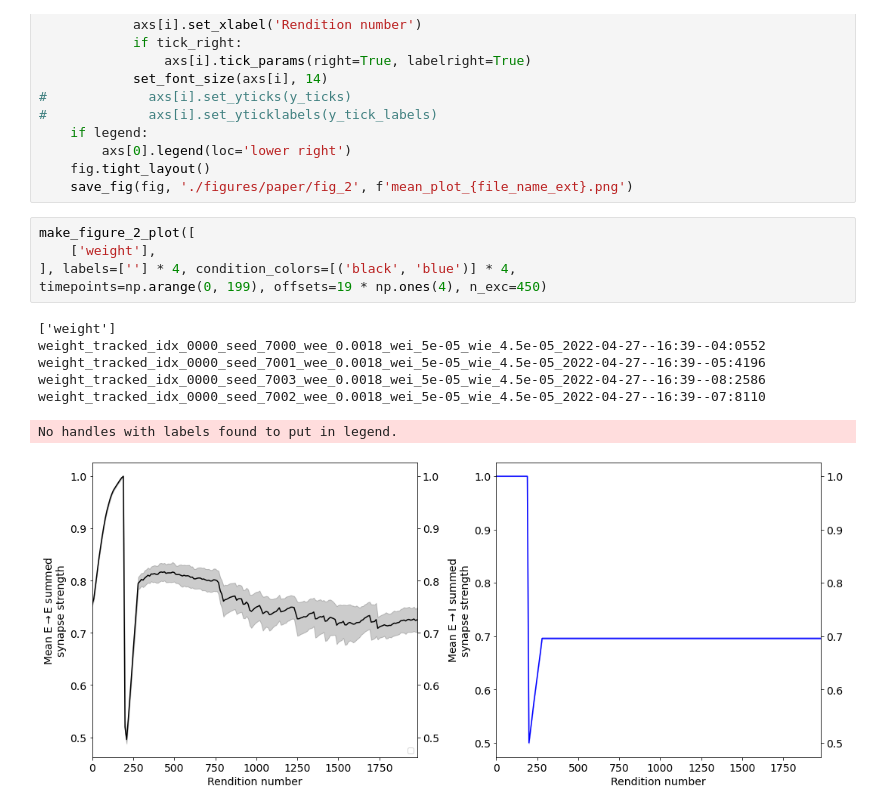
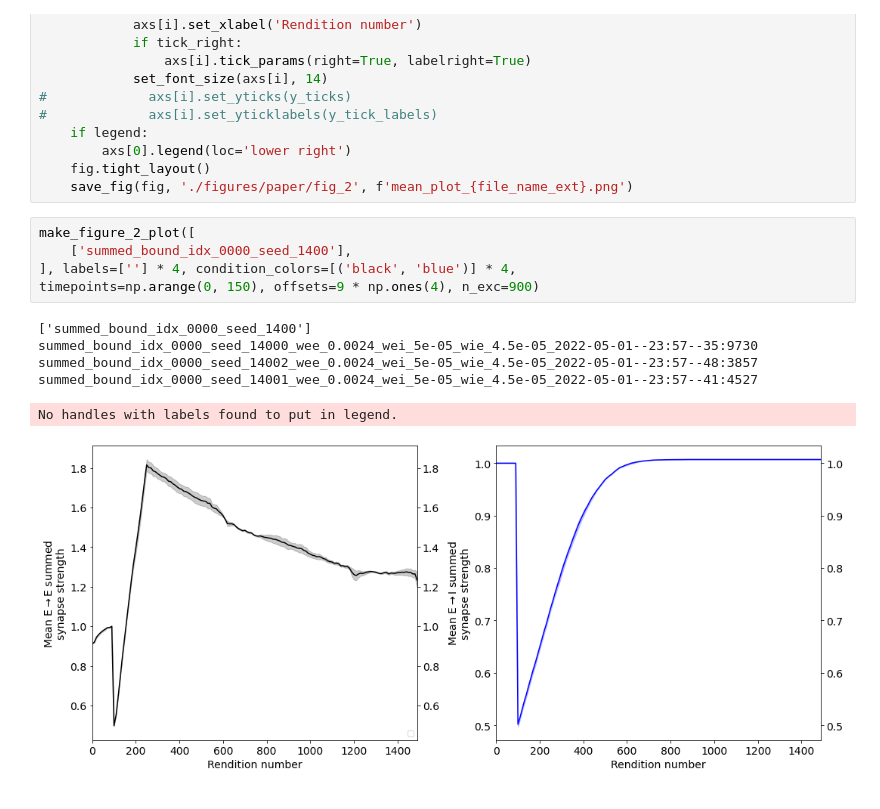
Before and after one commit to davidgbe/synfire_chain_growth, a Jupyter notebook: resilience_project_22_04_13/neurogenesis_+_heterosynaptic_comp_22_04_13/firing_rate_bound_neurogenesis_22_04_20/nb.ipynb, the cells around one changed output. Cells and saved outputs as stored; diff of their text form.

```diff
--- a/resilience_project_22_04_13/neurogenesis_+_heterosynaptic_comp_22_04_13/firing_rate_bound_neurogenesis_22_04_20/nb.ipynb
+++ b/resilience_project_22_04_13/neurogenesis_+_heterosynaptic_comp_22_04_13/firing_rate_bound_neurogenesis_22_04_20/nb.ipynb
@@ -521,14 +513,13 @@ def make_figure_2_plot(names, labels, condition_colors, n_exc=450, file_name_ext
     save_fig(fig, './figures/paper/fig_2', f'mean_plot_{file_name_ext}.png')
 # %%
 make_figure_2_plot([
-    ['weight'],
+    ['summed_bound_idx_0000_seed_1400'],
 ], labels=[''] * 4, condition_colors=[('black', 'blue')] * 4,
-timepoints=np.arange(0, 199), offsets=19 * np.ones(4), n_exc=450)
+timepoints=np.arange(0, 150), offsets=9 * np.ones(4), n_exc=900)
 # %% [output]
-['weight']
-weight_tracked_idx_0000_seed_7000_wee_0.0018_wei_5e-05_wie_4.5e-05_2022-04-27--16:39--04:0552
-weight_tracked_idx_0000_seed_7001_wee_0.0018_wei_5e-05_wie_4.5e-05_2022-04-27--16:39--05:4196
-weight_tracked_idx_0000_seed_7003_wee_0.0018_wei_5e-05_wie_4.5e-05_2022-04-27--16:39--08:2586
-weight_tracked_idx_0000_seed_7002_wee_0.0018_wei_5e-05_wie_4.5e-05_2022-04-27--16:39--07:8110
+['summed_bound_idx_0000_seed_1400']
+summed_bound_idx_0000_seed_14000_wee_0.0024_wei_5e-05_wie_4.5e-05_2022-05-01--23:57--35:9730
+summed_bound_idx_0000_seed_14002_wee_0.0024_wei_5e-05_wie_4.5e-05_2022-05-01--23:57--48:3857
+summed_bound_idx_0000_seed_14001_wee_0.0024_wei_5e-05_wie_4.5e-05_2022-05-01--23:57--41:4527
 No handles with labels found to put in legend.
-[figure, old version]
+[figure, new version]
```
Also changed, not shown: parts of 11 cells of this notebook, 4 other files.
